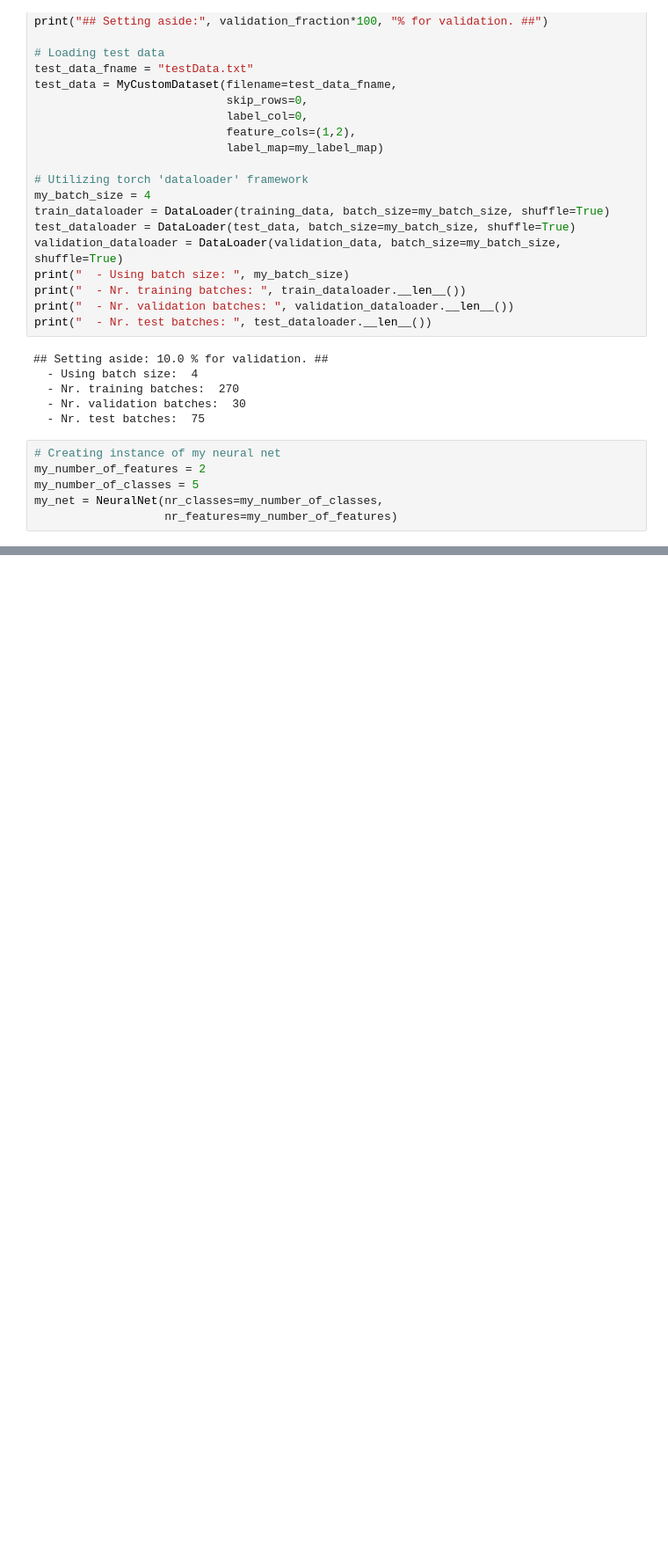
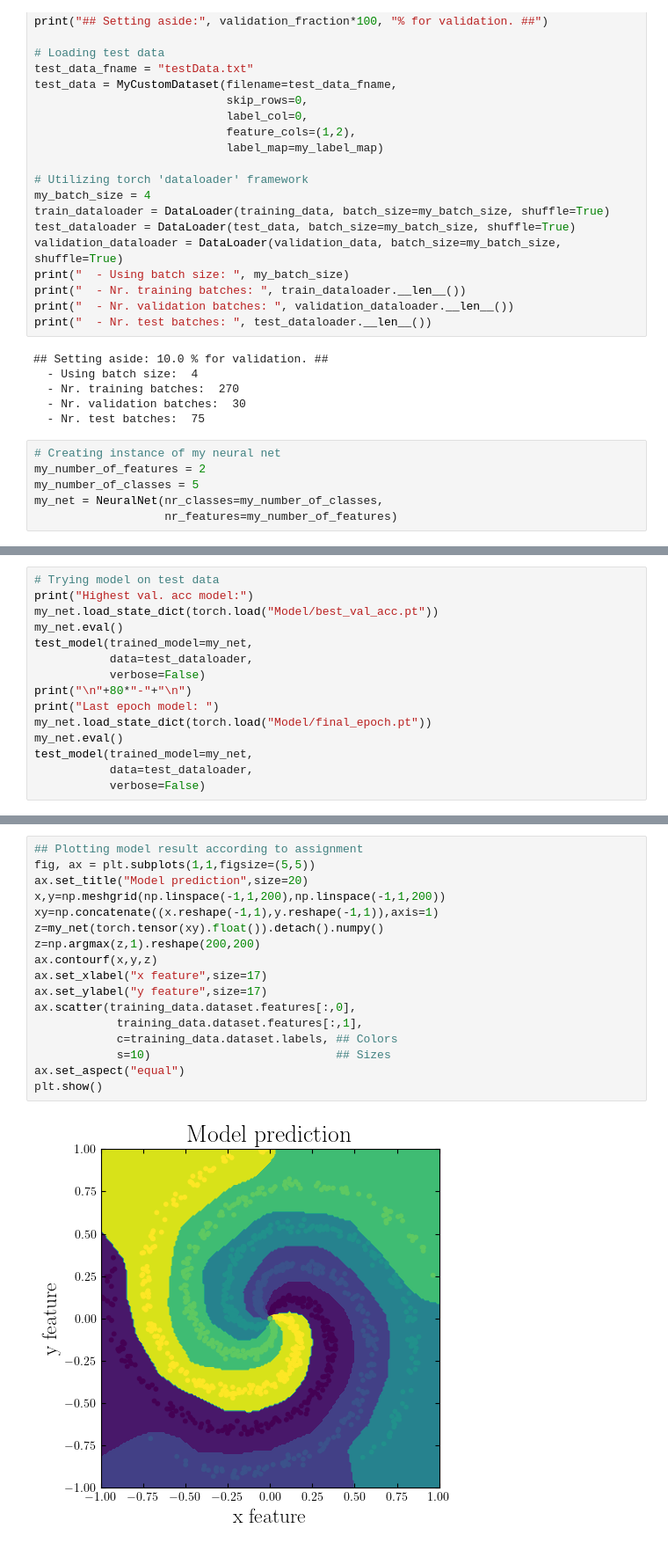
Before and after one commit to seba2390/DeepLearning2022, a Jupyter notebook: Aflevering 1/part_3/main.ipynb, the cells around one changed output, grey strips where cells are left out. Shown at 88% size. Drawn from its saved outputs; the diff is of its cells as text; blank space fills up the shorter version.

```diff
--- a/Aflevering 1/part_3/main.ipynb
+++ b/Aflevering 1/part_3/main.ipynb
@@ -87,0 +100,15 @@ test_model(trained_model=my_net,
+# %%
+# Trying model on test data
+print("Highest val. acc model:")
+my_net.load_state_dict(torch.load("Model/best_val_acc.pt"))
+my_net.eval()
+test_model(trained_model=my_net,
+           data=test_dataloader,
+           verbose=False)
+print("\n"+80*"-"+"\n")
+print("Last epoch model: ")
+my_net.load_state_dict(torch.load("Model/final_epoch.pt"))
+my_net.eval()
+test_model(trained_model=my_net,
+           data=test_dataloader,
+           verbose=False)
@@ -87,0 +125,19 @@ test_model(trained_model=my_net,
+# %%
+## Plotting model result according to assignment
+fig, ax = plt.subplots(1,1,figsize=(5,5))
+ax.set_title("Model prediction",size=20)
+x,y=np.meshgrid(np.linspace(-1,1,200),np.linspace(-1,1,200))
+xy=np.concatenate((x.reshape(-1,1),y.reshape(-1,1)),axis=1)
+z=my_net(torch.tensor(xy).float()).detach().numpy()
+z=np.argmax(z,1).reshape(200,200)
+ax.contourf(x,y,z)
+ax.set_xlabel("x feature",size=17)
+ax.set_ylabel("y feature",size=17)
+ax.scatter(training_data.dataset.features[:,0],
+            training_data.dataset.features[:,1],
+            c=training_data.dataset.labels, ## Colors
+            s=10)                           ## Sizes
+ax.set_aspect("equal")
+plt.show()
+# %% [output]
+[figure, added]
```
Also changed, not shown: parts of 5 cells of this notebook, 4 other files.
